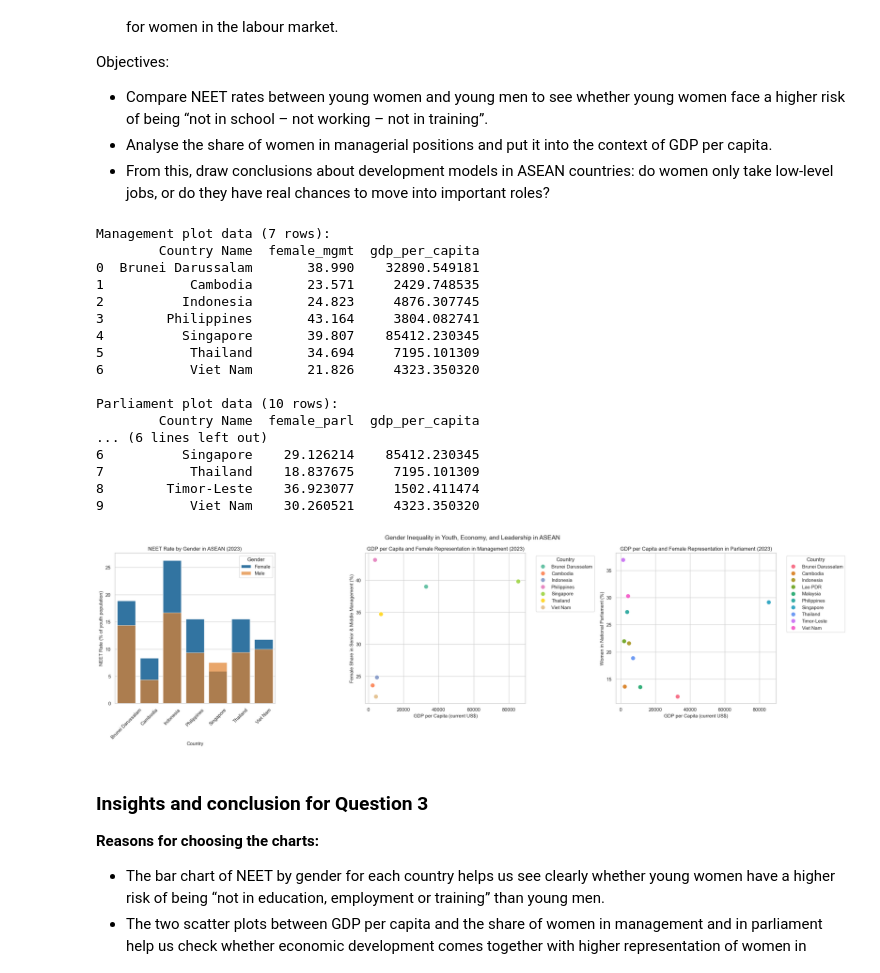
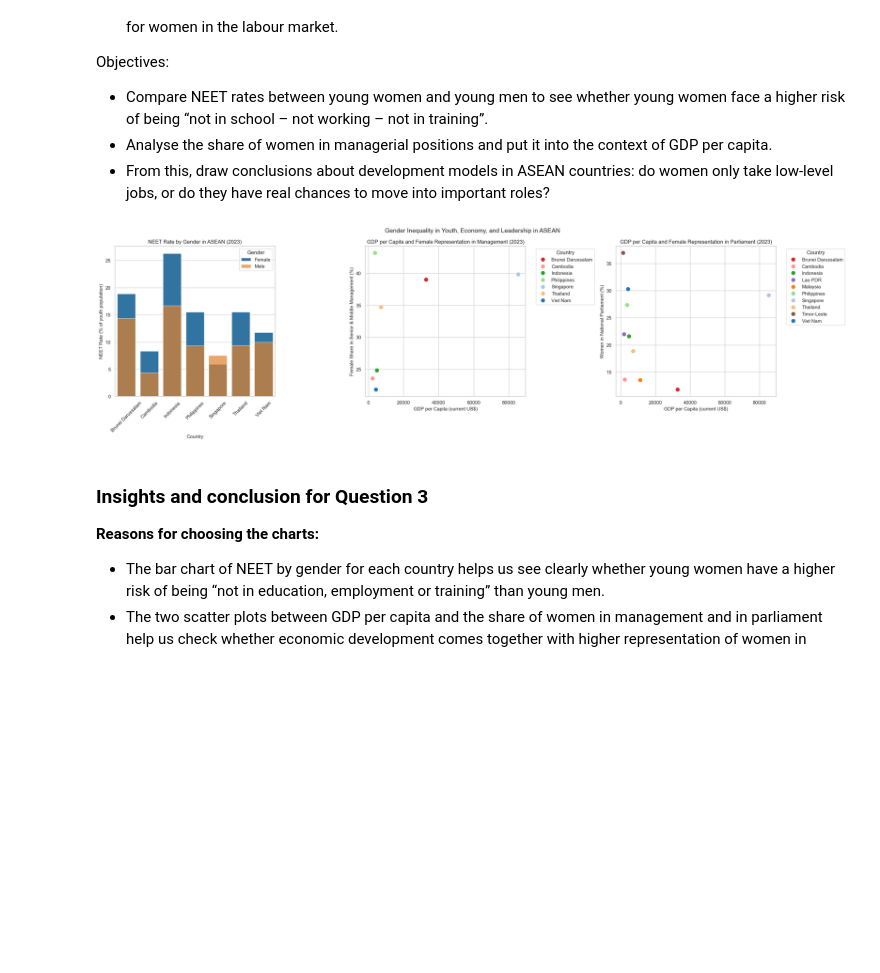
Before and after one commit to thloc1212/DV_LAB2, a Jupyter notebook: merged/merge.ipynb, the cells around one changed output. Drawn from its saved outputs; the diff is of its cells as text; code cells hidden in the pictures; blank space fills up the shorter version.

```diff
--- a/merged/merge.ipynb
+++ b/merged/merge.ipynb
@@ -1218,7 +1226,7 @@ latest_lfpr = latest_lfpr.sort_values("gap_male_minus_female")
 fig, axes = plt.subplots(1, 2, figsize=(18, 6))
 
 #line chart female LFPR over time for each country
-palette = sns.color_palette("tab20", n_colors=len(asean_countries))
+palette = dict(zip(asean_countries, sns.color_palette("tab20", len(asean_countries))))
 
 for i, country in enumerate(asean_countries):
     subset = lfpr_pivot[lfpr_pivot["Country Name"] == country]
@@ -1228,12 +1236,12 @@ for i, country in enumerate(asean_countries):
     if country == 'Viet Nam':
         axes[0].plot(
             subset["Year"], subset["lfpr_female"],
-            label=country, color=palette[i], linewidth=2
+            label=country, color=palette[country], linewidth=2
         )
     else:
         axes[0].plot(
             subset["Year"], subset["lfpr_female"],
-            label=country, linewidth=1.2, color=palette[i], alpha=0.5
+            label=country, linewidth=1.2, color=palette[country], alpha=0.5
         )
 
 axes[0].set_title("Female Labor Force Participation Rate in ASEAN (Age 15+)")
@@ -1532,14 +1543,12 @@ axes[0].legend(title="Gender")
 
 # Scatterplot of GDP vs female management
 mgmt_plot = summary.dropna(subset=["female_mgmt", "gdp_per_capita"]).reset_index()
-print(f"\nManagement plot data ({len(mgmt_plot)} rows):")
-print(mgmt_plot[["Country Name", "female_mgmt", "gdp_per_capita"]])
-
 if len(mgmt_plot) > 0:
     sns.scatterplot(
         data=mgmt_plot,
         x="gdp_per_capita",
         y="female_mgmt",
+        palette=palette,
         hue="Country Name",
         s=100,
         ax=axes[1]
@@ -1554,53 +1563,35 @@ axes[1].set_ylabel("Female Share in Senior & Middle Management (%)")
 
 
 # scatter plot of GDP vs women in parliament
 parl_plot = summary.dropna(subset=["female_parl", "gdp_per_capita"]).reset_index()
-print(f"\nParliament plot data ({len(parl_plot)} rows):")
-print(parl_plot[["Country Name", "female_parl", "gdp_per_capita"]])
 
 if len(parl_plot) > 0:
     sns.scatterplot(
         data=parl_plot,
         x="gdp_per_capita",
         y="female_parl",
         hue="Country Name",
+        palette=palette,
         s=100,
         ax=axes[2]
     )
     axes[2].legend(title="Country", bbox_to_anchor=(1.05, 1), loc="upper left")
 else:
     axes[2].text(0.5, 0.5, "No data available", ha='center', va='center', transform=axes[2].transAxes)
 
 axes[2].set_title(f"GDP per Capita and Female Representation in Parliament ({year_ref})")
 axes[2].set_xlabel("GDP per Capita (current US$)")
 axes[2].set_ylabel("Women in National Parliament (%)")
 
 fig.suptitle(
     "Gender Inequality in Youth, Economy, and Leadership in ASEAN",
     fontsize=14
 )
 
 plt.tight_layout()
 plt.show()
 # %% [output]
-Management plot data (7 rows):
-        Country Name  female_mgmt  gdp_per_capita
-0  Brunei Darussalam       38.990    32890.549181
-1           Cambodia       23.571     2429.748535
-2          Indonesia       24.823     4876.307745
-3        Philippines       43.164     3804.082741
-4          Singapore       39.807    85412.230345
-5           Thailand       34.694     7195.101309
-6           Viet Nam       21.826     4323.350320
-
-Parliament plot data (10 rows):
-        Country Name  female_parl  gdp_per_capita
-... (6 lines left out)
-6          Singapore    29.126214    85412.230345
-7           Thailand    18.837675     7195.101309
-8        Timor-Leste    36.923077     1502.411474
-9           Viet Nam    30.260521     4323.350320
-[figure, old version]
+[figure, new version]
 # %% [markdown]
 ### Insights and conclusion for Question 3
 
```
Also changed, not shown: parts of 6 cells of this notebook.
